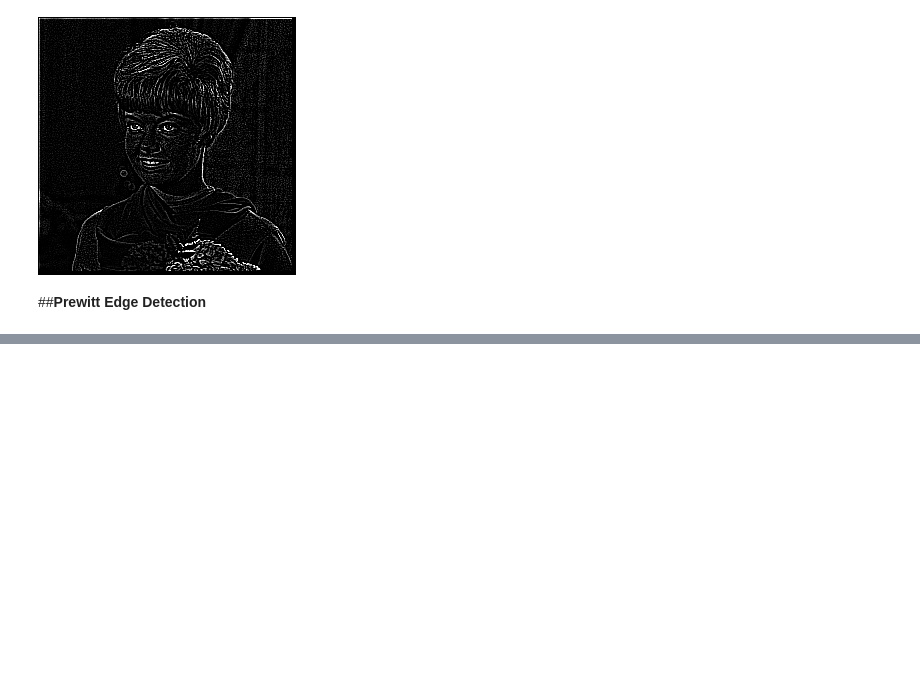
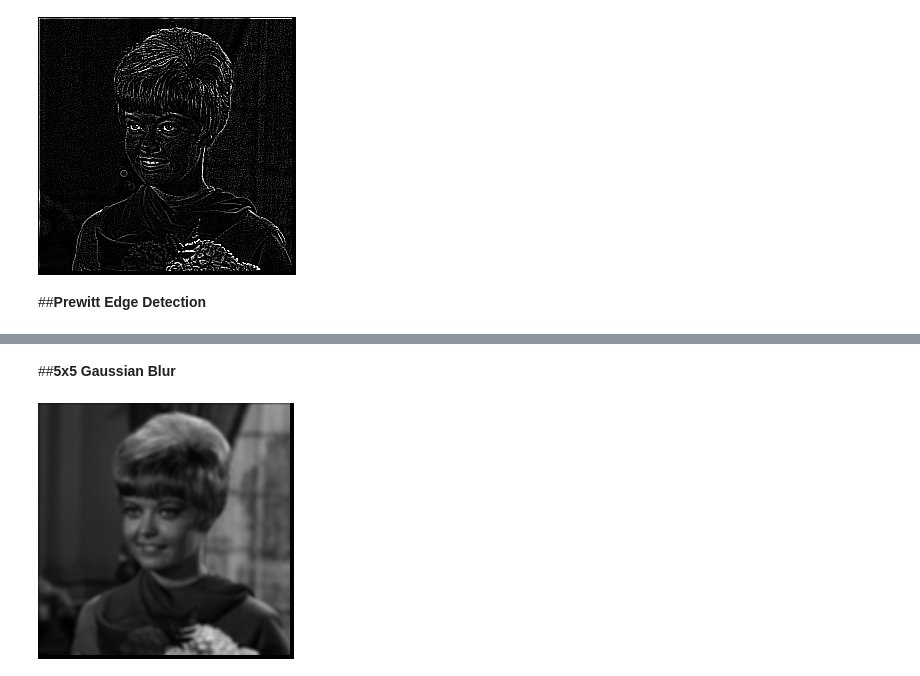
Before and after one commit to NurlailyAsrobika16/PCVK_Genap_2023, a Jupyter notebook: Week7.ipynb, the cells around one changed output, grey strips where cells are left out. Cells and saved outputs as stored; diff of their text form; code cells hidden in the pictures; blank space fills up the shorter version.

```diff
--- a/Week7.ipynb
+++ b/Week7.ipynb
@@ -138,0 +148,12 @@ cv2_imshow(output_ced)
+# %% [markdown]
+##**5x5 Gaussian Blur**
+# %%
+kernel_size = 5
+sigma = math.sqrt(kernel_size)
+gaussian_kernel = cv.getGaussianKernel(kernel_size , sigma)
+gauss_kernel = gaussian_kernel @gaussian_kernel.transpose()
+
+output_gauss = convolution2D(img_gray, gauss_kernel, 2, 1)
+cv2_imshow(output_gauss)
+# %% [output]
+[figure, added]
```
Also changed, not shown: parts of 3 cells of this notebook.
